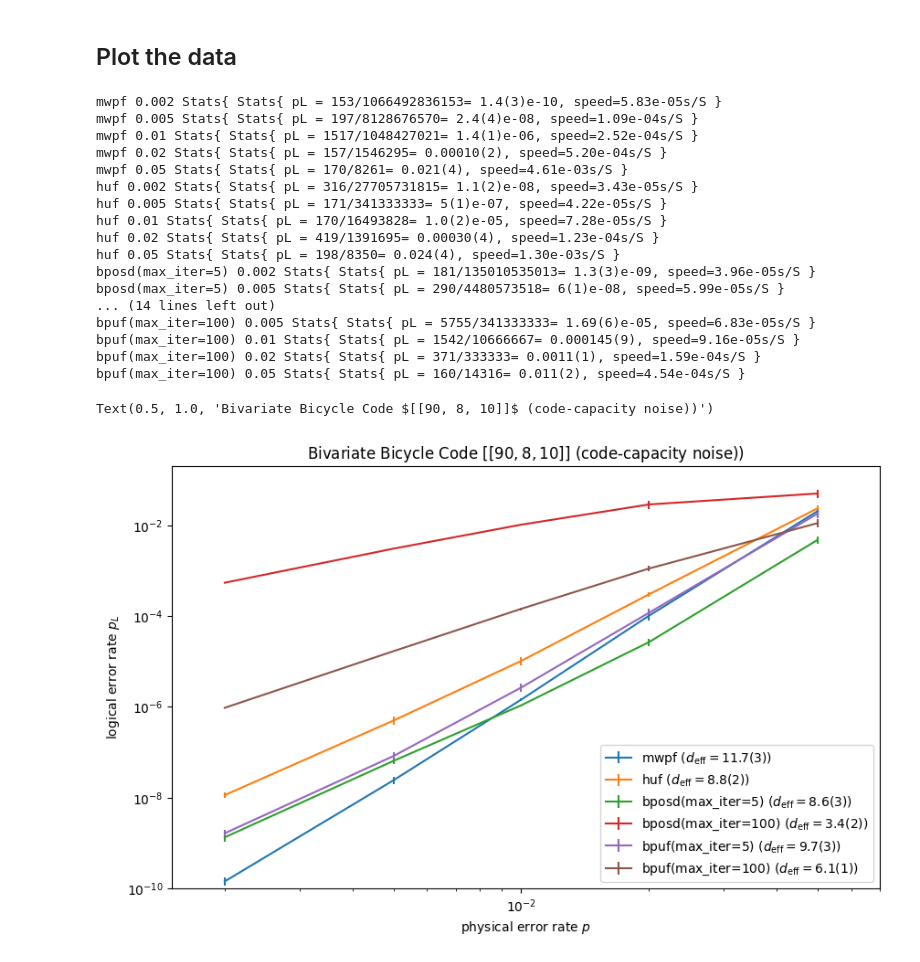
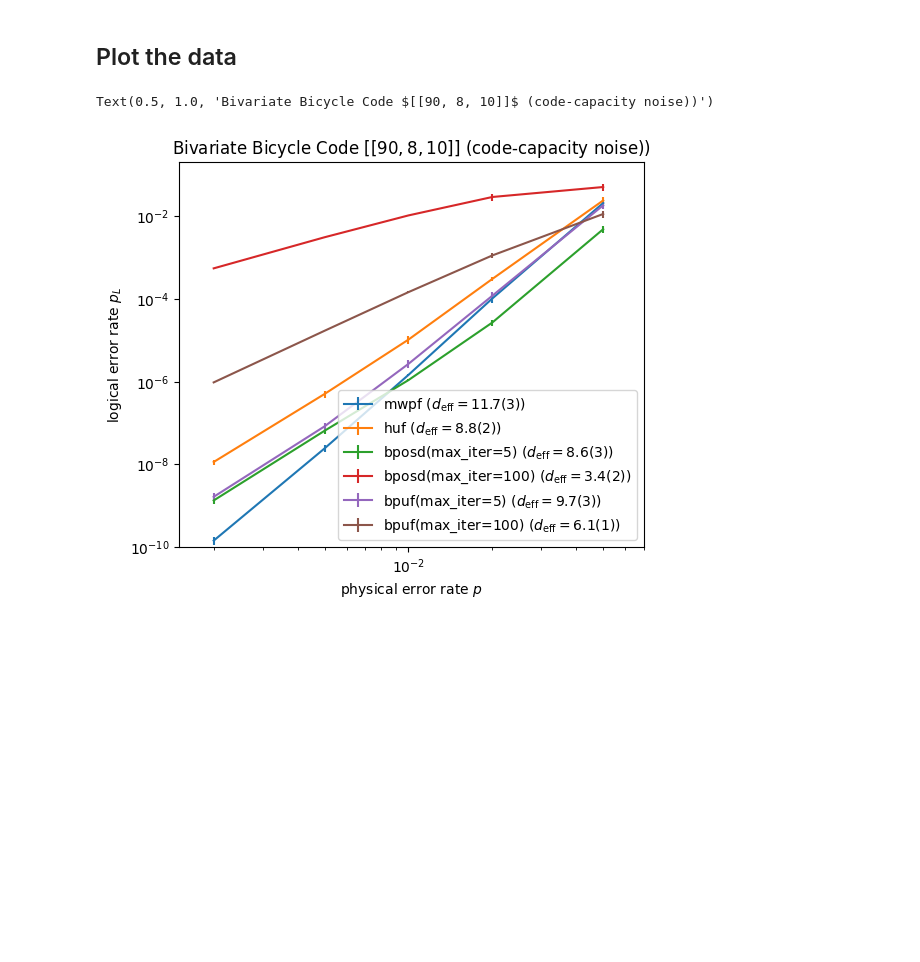
Before and after one commit to yuewuo/qec-lego-bench, a Jupyter notebook: docs/notebooks/evaluation/tradeoff-speed-accuracy/bb-code/small-p-mwpf-vs-bposd-iter5.ipynb, the cells around one changed output. Cells and saved outputs as stored; diff of their text form; code cells hidden in the pictures; blank space fills up the shorter version.

```diff
--- a/docs/notebooks/evaluation/tradeoff-speed-accuracy/bb-code/small-p-mwpf-vs-bposd-iter5.ipynb
+++ b/docs/notebooks/evaluation/tradeoff-speed-accuracy/bb-code/small-p-mwpf-vs-bposd-iter5.ipynb
@@ -180,7 +180,7 @@ will shut down the cluster after job finishes; if this is not desired, set `shut
 from uncertainties import ufloat
 
 fig = plt.figure()
-fig.set_size_inches(10, 6)
+fig.set_size_inches(6, 5)
 ax = fig.gca()
 ax.clear()
 ax.set_xlabel("physical error rate $p$")
@@ -206,50 +206,32 @@ for decoder in decoder_vec:
 
     for p in p_vec:
         stats = get_stats(p)
         x_vec.append(p)
         y_vec.append(stats.failure_rate_value)
         err_vec.append(stats.failure_rate_uncertainty)
-        print(decoder, p, stats)
     # also calculate the slope using the last two points
     min_stats = get_stats(p1)
     second_min_stats = get_stats(p2)
     diff_log_pL = math.log(second_min_stats.failure_rate_value) - math.log(
         min_stats.failure_rate_value
     )
     diff_log_p = math.log(p2) - math.log(p1)
     slope = diff_log_pL / diff_log_p
     diff_error = (
         math.log(1 + min_stats.failure_rate_uncertainty / min_stats.failure_rate_value)
         + math.log(
             1 + second_min_stats.failure_rate_uncertainty
             / second_min_stats.failure_rate_value
         )
     ) / diff_log_p
     d_eff = 2 * ufloat(slope, diff_error)
 
     ax.errorbar(
         x_vec, y_vec, err_vec, label=decoder + " ($d_{\\text{eff}}=$" + f"${d_eff:.1uS})$"
     )
 
 ax.legend()
 ax.set_title("Bivariate Bicycle Code $[[90, 8, 10]]$ (code-capacity noise))")
 # %% [output]
-mwpf 0.002 Stats{ Stats{ pL = 153/1066492836153= 1.4(3)e-10, speed=5.83e-05s/S }
-mwpf 0.005 Stats{ Stats{ pL = 197/8128676570= 2.4(4)e-08, speed=1.09e-04s/S }
-mwpf 0.01 Stats{ Stats{ pL = 1517/1048427021= 1.4(1)e-06, speed=2.52e-04s/S }
-mwpf 0.02 Stats{ Stats{ pL = 157/1546295= 0.00010(2), speed=5.20e-04s/S }
-mwpf 0.05 Stats{ Stats{ pL = 170/8261= 0.021(4), speed=4.61e-03s/S }
-huf 0.002 Stats{ Stats{ pL = 316/27705731815= 1.1(2)e-08, speed=3.43e-05s/S }
-huf 0.005 Stats{ Stats{ pL = 171/341333333= 5(1)e-07, speed=4.22e-05s/S }
-huf 0.01 Stats{ Stats{ pL = 170/16493828= 1.0(2)e-05, speed=7.28e-05s/S }
-huf 0.02 Stats{ Stats{ pL = 419/1391695= 0.00030(4), speed=1.23e-04s/S }
-huf 0.05 Stats{ Stats{ pL = 198/8350= 0.024(4), speed=1.30e-03s/S }
-bposd(max_iter=5) 0.002 Stats{ Stats{ pL = 181/135010535013= 1.3(3)e-09, speed=3.96e-05s/S }
-bposd(max_iter=5) 0.005 Stats{ Stats{ pL = 290/4480573518= 6(1)e-08, speed=5.99e-05s/S }
-... (14 lines left out)
-bpuf(max_iter=100) 0.005 Stats{ Stats{ pL = 5755/341333333= 1.69(6)e-05, speed=6.83e-05s/S }
-bpuf(max_iter=100) 0.01 Stats{ Stats{ pL = 1542/10666667= 0.000145(9), speed=9.16e-05s/S }
-bpuf(max_iter=100) 0.02 Stats{ Stats{ pL = 371/333333= 0.0011(1), speed=1.59e-04s/S }
-bpuf(max_iter=100) 0.05 Stats{ Stats{ pL = 160/14316= 0.011(2), speed=4.54e-04s/S }
+Text(0.5, 1.0, 'Bivariate Bicycle Code $[[90, 8, 10]]$ (code-capacity noise))')
-Text(0.5, 1.0, 'Bivariate Bicycle Code $[[90, 8, 10]]$ (code-capacity noise))')
-[figure, old version]
+[figure, new version]
```
Also changed, not shown: parts of 1 cell of this notebook, 13 other files.
